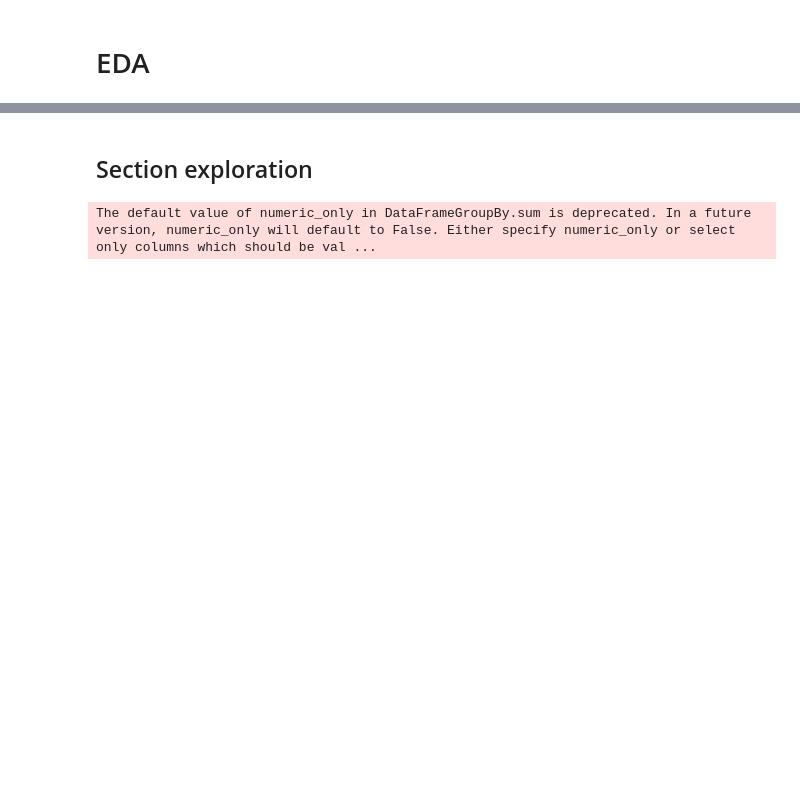
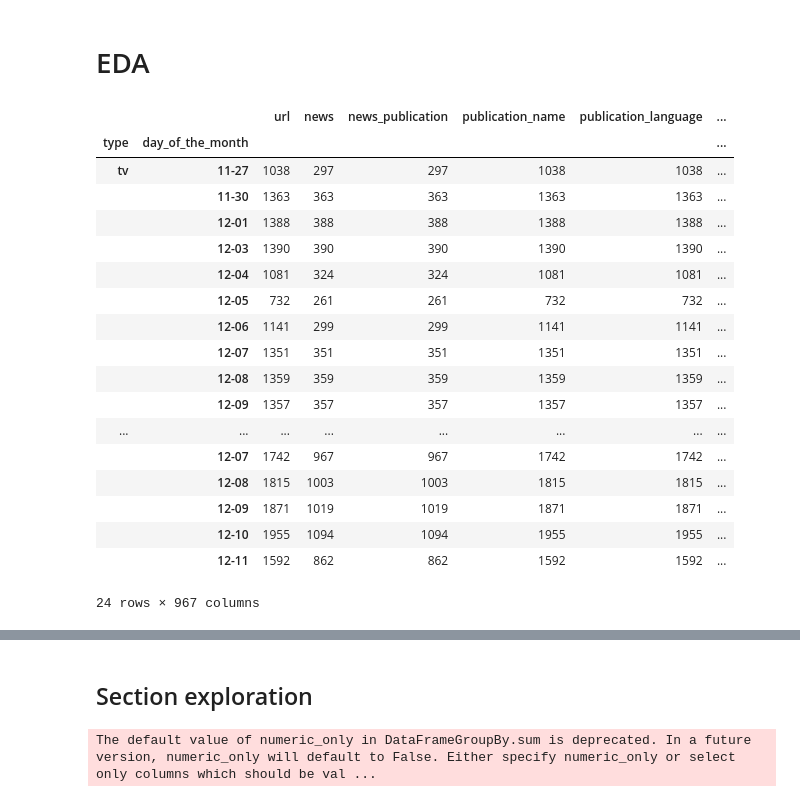
Before and after one commit to dataforgoodfr/quotaclimat, a Jupyter notebook: notebooks/eda_sitemap_crawling.ipynb, the cells around one changed output, grey strips where cells are left out. Saved outputs shown, nothing was run; the diff lists cells and outputs as text; code cells hidden in the pictures; blank space fills up the shorter version.

```diff
--- a/notebooks/eda_sitemap_crawling.ipynb
+++ b/notebooks/eda_sitemap_crawling.ipynb
@@ -76,0 +71,24 @@ DataFrame is highly fragmented.  This is usually the result of calling `frame.in
+# %%
+df['day_of_the_month'] = df.download_date.str[-5:]
+
+df.groupby(["type", 'day_of_the_month']).count()
+# %% [output]
+|  |  | url | news | news_publication | publication_name | publication_language | ... |
+| type | day_of_the_month |  |  |  |  |  | ... |
+| tv | 11-27 | 1038 | 297 | 297 | 1038 | 1038 | ... |
+|  | 11-30 | 1363 | 363 | 363 | 1363 | 1363 | ... |
+|  | 12-01 | 1388 | 388 | 388 | 1388 | 1388 | ... |
+|  | 12-03 | 1390 | 390 | 390 | 1390 | 1390 | ... |
+|  | 12-04 | 1081 | 324 | 324 | 1081 | 1081 | ... |
+|  | 12-05 | 732 | 261 | 261 | 732 | 732 | ... |
+|  | 12-06 | 1141 | 299 | 299 | 1141 | 1141 | ... |
+|  | 12-07 | 1351 | 351 | 351 | 1351 | 1351 | ... |
+|  | 12-08 | 1359 | 359 | 359 | 1359 | 1359 | ... |
+|  | 12-09 | 1357 | 357 | 357 | 1357 | 1357 | ... |
+| ... | ... | ... | ... | ... | ... | ... | ... |
+|  | 12-07 | 1742 | 967 | 967 | 1742 | 1742 | ... |
+|  | 12-08 | 1815 | 1003 | 1003 | 1815 | 1815 | ... |
+|  | 12-09 | 1871 | 1019 | 1019 | 1871 | 1871 | ... |
+|  | 12-10 | 1955 | 1094 | 1094 | 1955 | 1955 | ... |
+|  | 12-11 | 1592 | 862 | 862 | 1592 | 1592 | ... |
+24 rows × 967 columns
```
Also changed, not shown: parts of 41 cells of this notebook, 5 other files.
